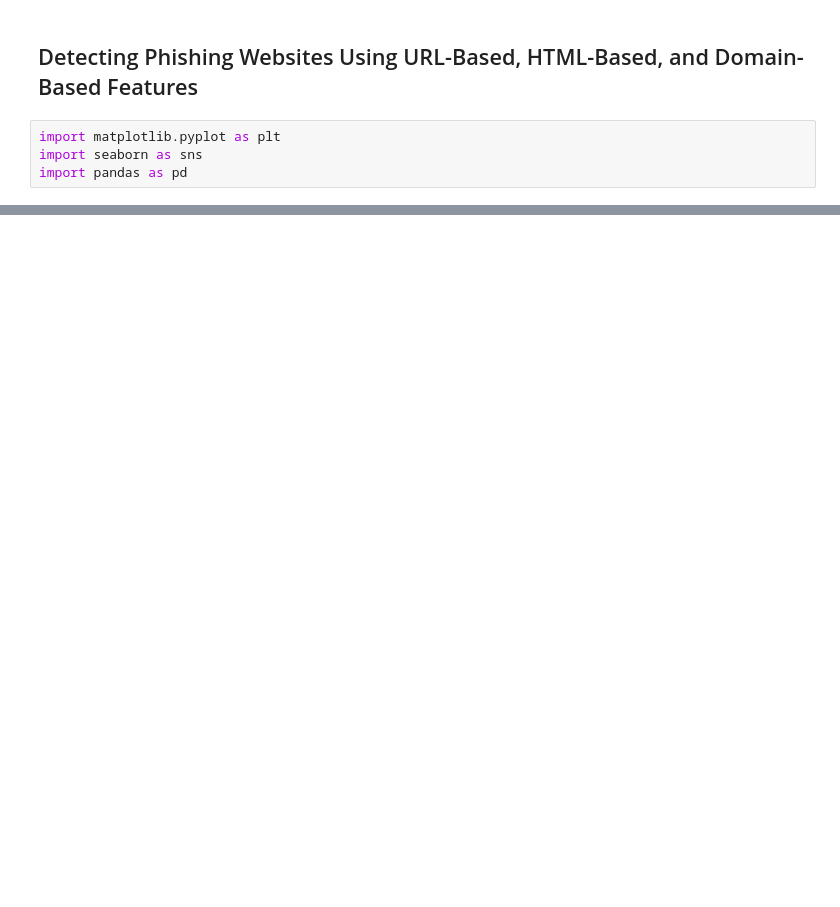
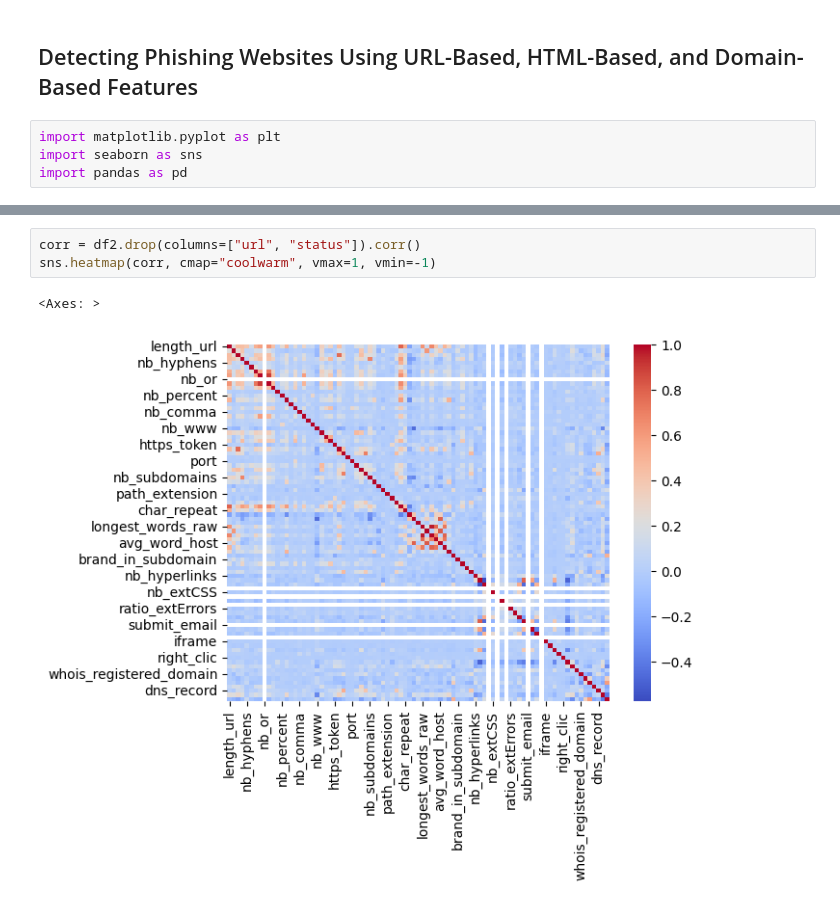
Before and after one commit to Nehemiahmageto/Detecting-Phishing-Websites-Using-URL-Based-HTML-Based-and-Domain-Based-Features, a Jupyter notebook: Model.ipynb, the cells around one changed output, grey strips where cells are left out. Cells and saved outputs as stored; diff of their text form; blank space fills up the shorter version.

```diff
--- a/Model.ipynb
+++ b/Model.ipynb
@@ -162,0 +65,6 @@ sns.heatmap(df.corr(), linewidths=.5)
+# %%
+corr = df2.drop(columns=["url", "status"]).corr()
+sns.heatmap(corr, cmap="coolwarm", vmax=1, vmin=-1)
+# %% [output]
+<Axes: >
+[figure, added]
```
Also changed, not shown: parts of 16 cells of this notebook, 1 other file.
